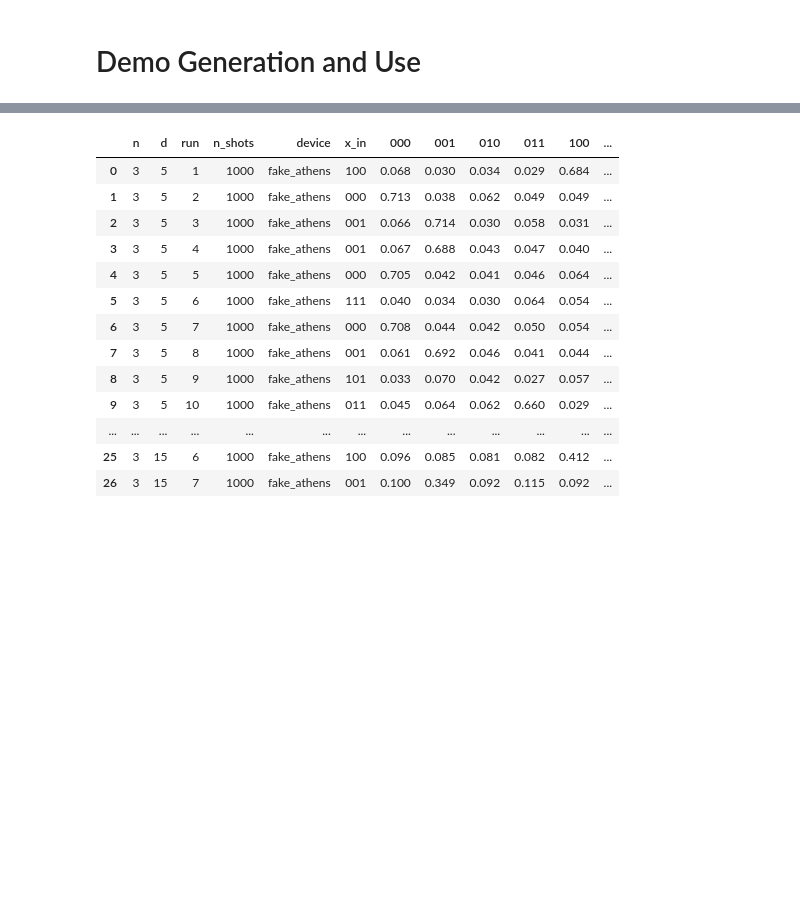
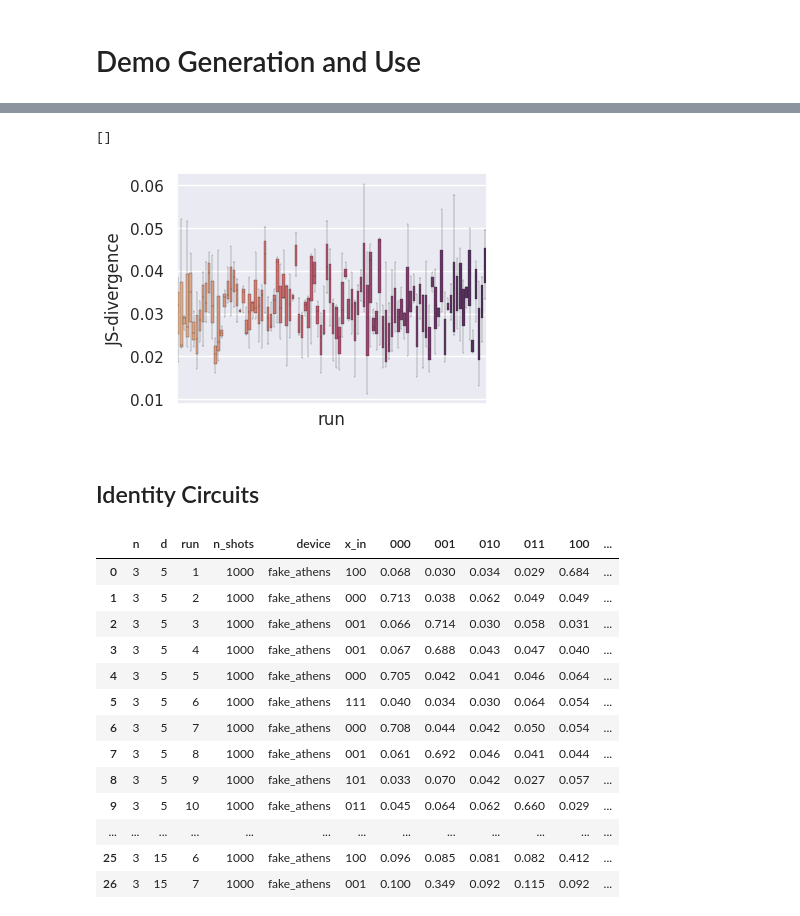
Before and after one commit to BenPrie/quantum-noise-ml, a Jupyter notebook: data-generation.ipynb, the cells around one changed output, grey strips where cells are left out. Drawn from its saved outputs; the diff is of its cells as text; code cells hidden in the pictures; blank space fills up the shorter version.

```diff
--- a/data-generation.ipynb
+++ b/data-generation.ipynb
@@ -676,3 +728,13 @@ identity_circuit_routine(3, [4, 5, 6], fake_athens, n_runs=5, n_shots=100)
+# %%
+# Plot.
+fig, ax = plt.subplots(1, 1, figsize=(4, 3))
+sns.boxplot(data=data, x='run', y='JS-divergence', palette='flare', linewidth=.2, ax=ax)
+ax.set_xticks([])
+# %% [output]
+[]
+[figure, added]
+# %% [markdown]
+## Identity Circuits
 # %%
 # Have some data be generated for the fake backend.
 fake_athens = FakeAthensV2()
```
Also changed, not shown: parts of 13 cells of this notebook.
